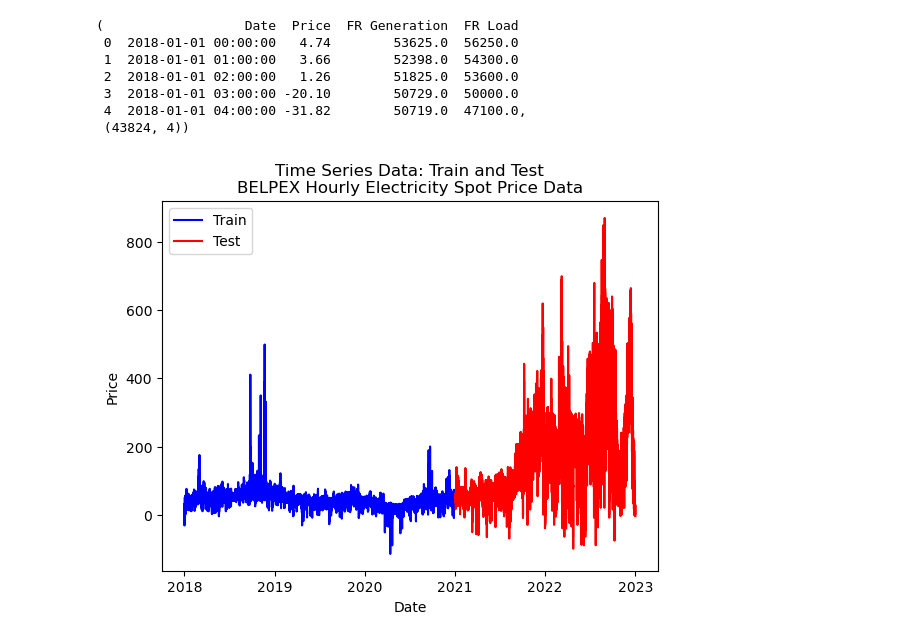
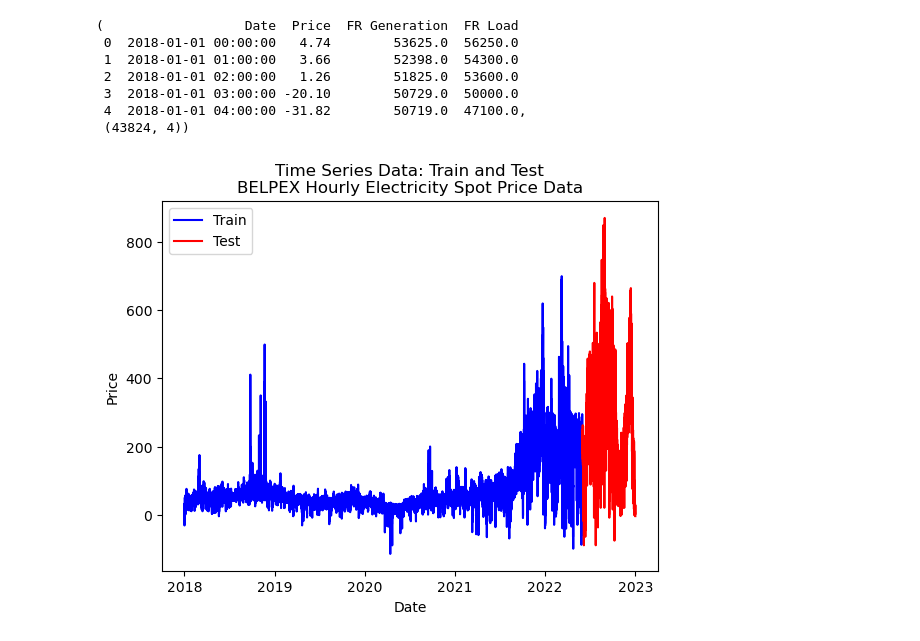
Before and after one commit to Nomercyme/DL-EPF, a Jupyter notebook: TensorFlow_LSTM.ipynb, the cells around one changed output. Saved outputs shown, nothing was run; the diff lists cells and outputs as text; code cells hidden in the pictures.

```diff
--- a/TensorFlow_LSTM.ipynb
+++ b/TensorFlow_LSTM.ipynb
@@ -26,20 +25,20 @@ df.head(), df.shape
 # %%
 df["Date"] = pd.to_datetime(df["Date"])
 
-train_df = df[df['Date'] < '2021-01-01']
-test_df = df[(df['Date'] >= '2021-01-01') & (df['Date'] <= '2022-12-31 23:00:00')]
+train_df = df[df['Date'] < '2022-06-01']
+test_df = df[(df['Date'] >= '2022-06-01') & (df['Date'] <= '2022-12-31 23:00:00')]
 
 
 # Plot train dataset in blue
 plt.plot(train_df["Date"], train_df["Price"], color='blue', label='Train')
 
 # Plot test dataset in red
 plt.plot(test_df["Date"], test_df["Price"], color='red', label='Test')
 
 plt.xlabel('Date')
 plt.ylabel('Price')
 plt.legend()
 plt.title('Time Series Data: Train and Test\nBELPEX Hourly Electricity Spot Price Data')
 plt.show()
 # %% [output]
-[figure, old version]
+[figure, new version]
```
Also changed, not shown: parts of 13 cells of this notebook, 19 other files.
